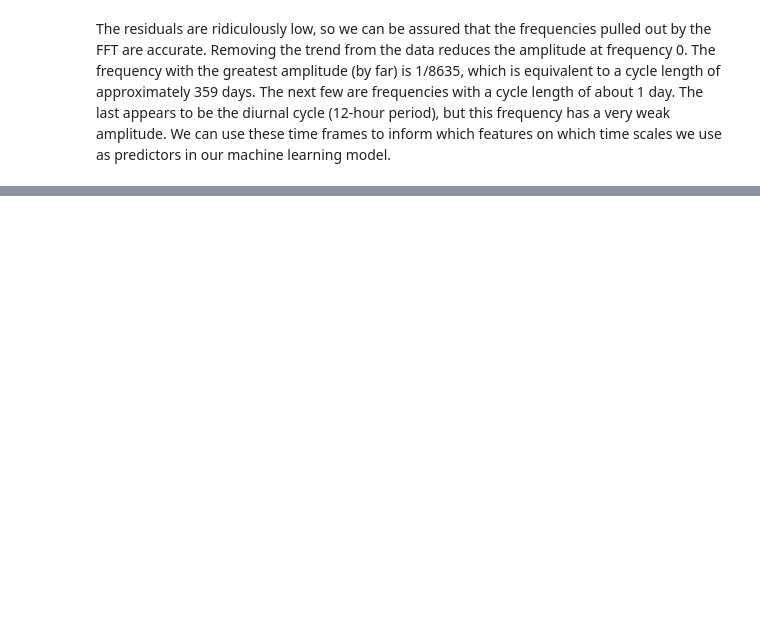
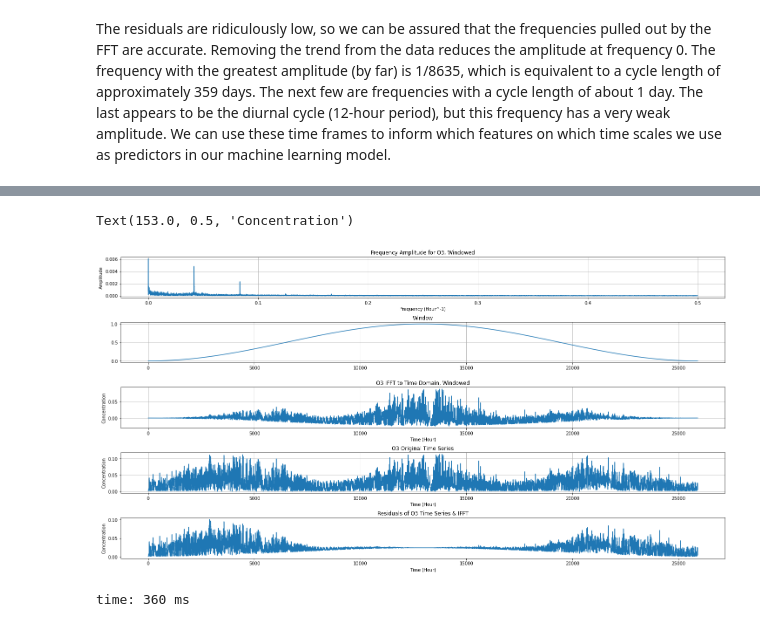
Before and after one commit to jgib124/Air-Quality-Warning-System, a Jupyter notebook: jupyter/exploratory_da.ipynb, the cells around one changed output, grey strips where cells are left out. Drawn from its saved outputs; the diff is of its cells as text; code cells hidden in the pictures; blank space fills up the shorter version.

Commit message:
Windowing for FFT

```diff
--- a/jupyter/exploratory_da.ipynb
+++ b/jupyter/exploratory_da.ipynb
@@ -324,0 +328,50 @@ The residuals are ridiculously low, so we can be assured that the frequencies pu
+# %%
+from scipy.signal import get_window
+
+w = get_window('hann',N)
+
+# need to specify length of time (N) and sampling frequency (dt)
+N = len(df)
+dt = 1 # hourly
+
+# FFT
+o3_windowed_freq = fft(centered_o3 * w)
+o3_windowed_ifft = ifft(o3_windowed_freq)
+
+fig, axs = plt.subplots(5,1, figsize = (20, 12))
+fig.tight_layout()
+
+# set the spacing between subplots
+plt.subplots_adjust(bottom=0.2,
+                    top=1,
+                    wspace=0.4,
+                    hspace=0.6)
+
+# O3 Frequency Domain
+axs[0].plot(o3_hour[0:N//2], 2.0/N * np.abs(o3_windowed_freq[0:N//2])); plt.grid()
+axs[0].set_title("Frequency Amplitude for O3, Windowed"); axs[0].grid()
+axs[0].set_xlabel("Frequency (Hour^-1)"); axs[0].set_ylabel("Amplitude")
+
+# Window
+axs[1].plot(w); plt.grid()
+axs[1].set_title("Window"); axs[1].grid()
+
+# O3 IFFT to Time Domain
+axs[2].plot(o3_windowed_ifft); plt.grid()
+axs[2].set_title("O3 IFFT to Time Domain, Windowed"); axs[2].grid()
+axs[2].set_xlabel("Time (Hour)"); axs[2].set_ylabel("Concentration")
+
+# O3 Original Time Series
+axs[3].plot(df["O3"]); plt.grid()
+axs[3].set_title("O3 Original Time Series"); axs[3].grid()
+axs[3].set_xlabel("Time (Hour)"); axs[3].set_ylabel("Concentration")
+
+# Residuals between IFFT and Original Time Series
+o3_residuals = df["O3"] - o3_windowed_ifft
+axs[4].plot(o3_residuals); plt.grid()
+axs[4].set_title("Residuals of O3 Time Series & IFFT"); axs[4].grid()
+axs[4].set_xlabel("Time (Hour)"); axs[4].set_ylabel("Concentration")
+# %% [output]
+Text(153.0, 0.5, 'Concentration')
+[figure, added]
+time: 360 ms
```
Also changed, not shown: parts of 15 cells of this notebook.
